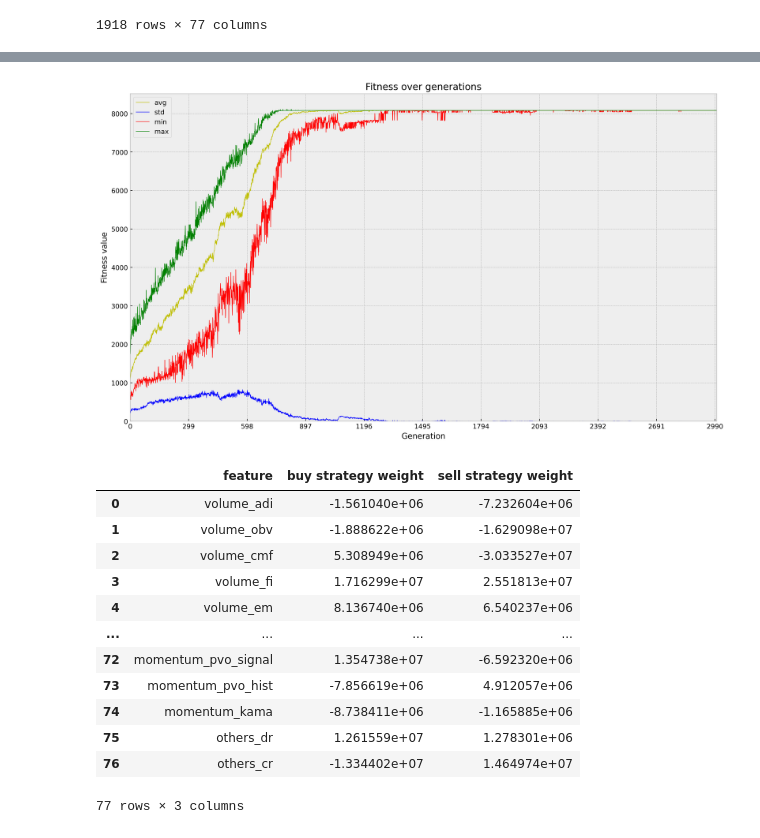
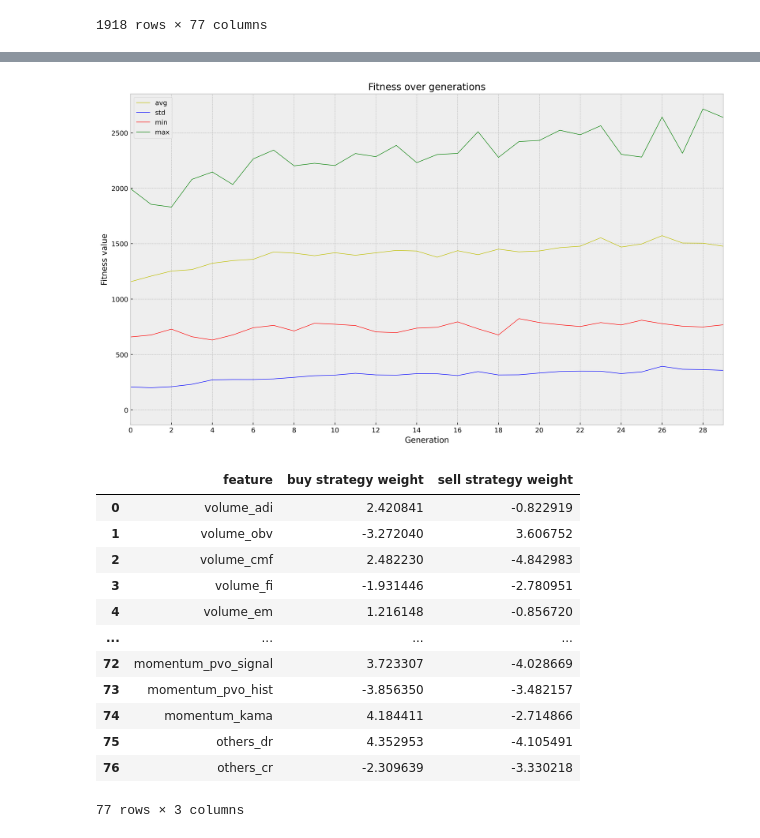
Before and after one commit to proman3419/inwestycje, a Jupyter notebook: app/cmaes.ipynb, the cells around one changed output, grey strips where cells are left out. Drawn from its saved outputs; the diff is of its cells as text; code cells hidden in the pictures.

Commit message:
add restarts

```diff
--- a/app/cmaes.ipynb
+++ b/app/cmaes.ipynb
@@ -26,12 +25,13 @@ ta_features
 # %%
 # CMAES algorithm parameters:
 LAMBDA = 200
-N_GENERATIONS = 3000
+N_RESTARTS = 1
+MAX_N_GENERATIONS = 1000
 
 # Simulation parameters:
 INITIAL_MONEY = 1000
-# COMMISSION = 0.0001 # 0.01%
-COMMISSION = 0
+COMMISSION = 0.0001 # 0.01%
+# COMMISSION = 0
 # %%
 toolbox, stats, hall_of_fame = setup_cmaes(
     stock_data,
@@ -41,9 +41,10 @@ toolbox, stats, hall_of_fame = setup_cmaes(
     COMMISSION,
 )
 # %%
-final_population, logbook = algorithms.eaGenerateUpdate(
+best_logbook, logbooks = eaGenerateUpdateRestarts(
     toolbox,
-    ngen=N_GENERATIONS,
+    nrestarts=N_RESTARTS,
+    maxngens=MAX_N_GENERATIONS,
     stats=stats,
     halloffame=hall_of_fame,
     verbose=True,
@@ -69,7 +70,7 @@ gen     nevals  avg             std             min             max
 # %%
-plot_fitness_over_generations(logbook)
+plot_fitness_over_generations(best_logbook)
 # %% [output]
-[figure, old version]
+[figure, new version]
 # %%
 best_strategy = hall_of_fame[0]
 buy_strategy, sell_strategy = np.array_split(best_strategy, 2)
@@ -79,17 +80,17 @@ pd.DataFrame(
 )
 # %% [output]
 |  | feature | buy strategy weight | sell strategy weight |
-| 0 | volume_adi | -1.561040e+06 | -7.232604e+06 |
-| 1 | volume_obv | -1.888622e+06 | -1.629098e+07 |
-| 2 | volume_cmf | 5.308949e+06 | -3.033527e+07 |
-| 3 | volume_fi | 1.716299e+07 | 2.551813e+07 |
-| 4 | volume_em | 8.136740e+06 | 6.540237e+06 |
+| 0 | volume_adi | 2.420841 | -0.822919 |
+| 1 | volume_obv | -3.272040 | 3.606752 |
+| 2 | volume_cmf | 2.482230 | -4.842983 |
+| 3 | volume_fi | -1.931446 | -2.780951 |
+| 4 | volume_em | 1.216148 | -0.856720 |
 | ... | ... | ... | ... |
-| 72 | momentum_pvo_signal | 1.354738e+07 | -6.592320e+06 |
-| 73 | momentum_pvo_hist | -7.856619e+06 | 4.912057e+06 |
-| 74 | momentum_kama | -8.738411e+06 | -1.165885e+06 |
-| 75 | others_dr | 1.261559e+07 | 1.278301e+06 |
-| 76 | others_cr | -1.334402e+07 | 1.464974e+07 |
+| 72 | momentum_pvo_signal | 3.723307 | -4.028669 |
+| 73 | momentum_pvo_hist | -3.856350 | -3.482157 |
+| 74 | momentum_kama | 4.184411 | -2.714866 |
+| 75 | others_dr | 4.352953 | -4.105491 |
+| 76 | others_cr | -2.309639 | -3.330218 |
 77 rows × 3 columns
 # %%
 print_strategy(stock_data, ta_features, best_strategy, INITIAL_MONEY, COMMISSION)
```
Also changed, not shown: parts of 4 cells of this notebook, 3 other files.
